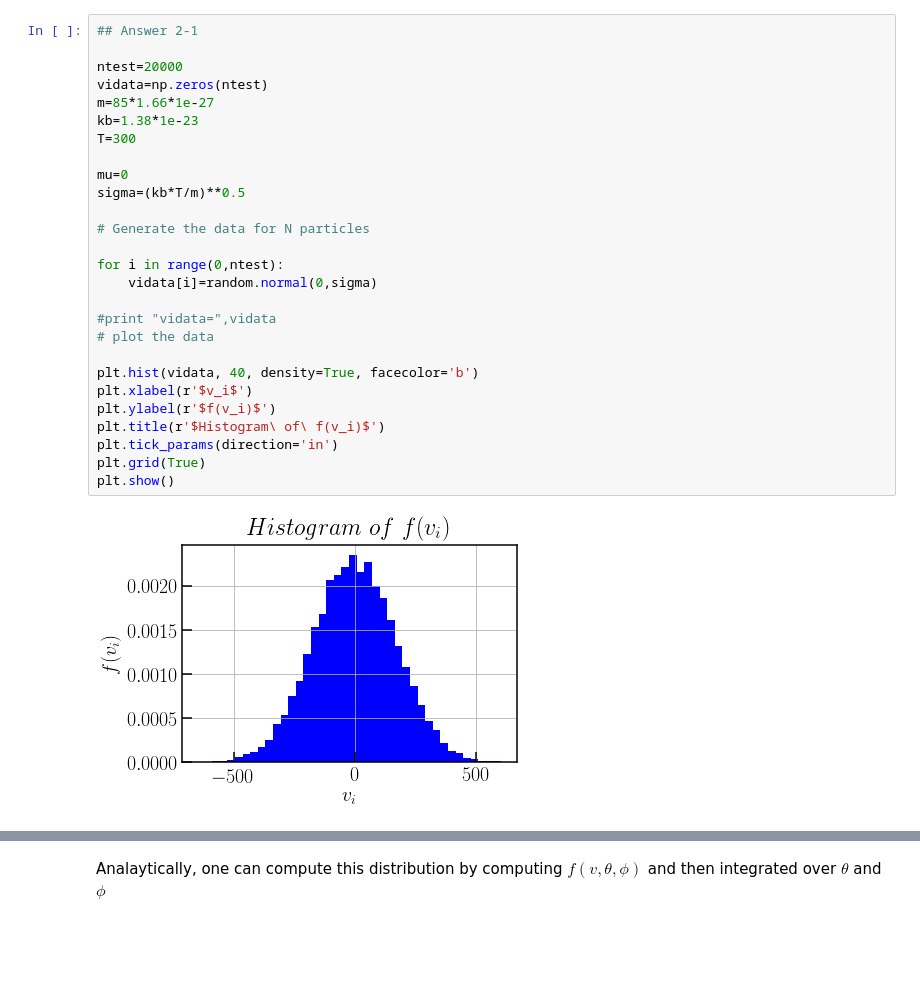
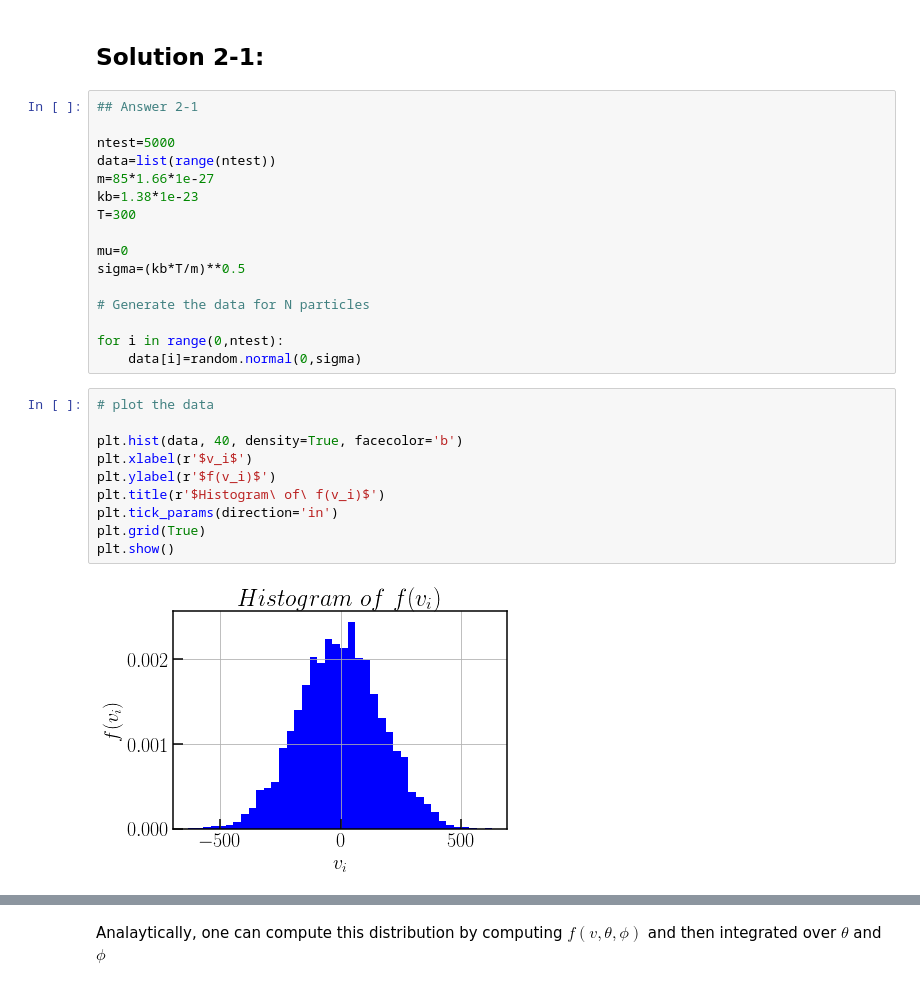
Before and after one commit to antoninvapa/M-thodStat, a Jupyter notebook: Sheet 2/solutions_sheet02.ipynb, the cells around one changed output, grey strips where cells are left out. Drawn from its saved outputs; the diff is of its cells as text; blank space fills up the shorter version.

```diff
--- a/Sheet 2/solutions_sheet02.ipynb
+++ b/Sheet 2/solutions_sheet02.ipynb
@@ -36,11 +41,13 @@ plt.rcParams.update({
 	'ytick.minor.size': 5.0,
 	'font.size': 30})
 plt.rcParams.update({'font.size': 20})
+# %% [markdown]
+## Solution 2-1:
 # %%
 ## Answer 2-1
 
-ntest=20000
-vidata=np.zeros(ntest)
+ntest=5000
+data=list(range(ntest))
 m=85*1.66*1e-27
 kb=1.38*1e-23
 T=300
@@ -51,20 +58,19 @@ sigma=(kb*T/m)**0.5
 # Generate the data for N particles
 
 for i in range(0,ntest):
-    vidata[i]=random.normal(0,sigma)
-
-#print "vidata=",vidata
-# plot the data
-
-plt.hist(vidata, 40, density=True, facecolor='b')
-plt.xlabel(r'$v_i$')
-plt.ylabel(r'$f(v_i)$')
-plt.title(r'$Histogram\ of\ f(v_i)$')
-plt.tick_params(direction='in')
-plt.grid(True)
-plt.show()
+    data[i]=random.normal(0,sigma)
-# %% [output]
-[figure, removed]
+# %%
+# plot the data
+
+plt.hist(data, 40, density=True, facecolor='b')
+plt.xlabel(r'$v_i$')
+plt.ylabel(r'$f(v_i)$')
+plt.title(r'$Histogram\ of\ f(v_i)$')
+plt.tick_params(direction='in')
+plt.grid(True)
+plt.show()
+# %% [output]
+[figure, added]
 # %%
 from scipy.stats import skew
 from scipy.stats import kurtosis
```
Also changed, not shown: parts of 36 cells of this notebook.
